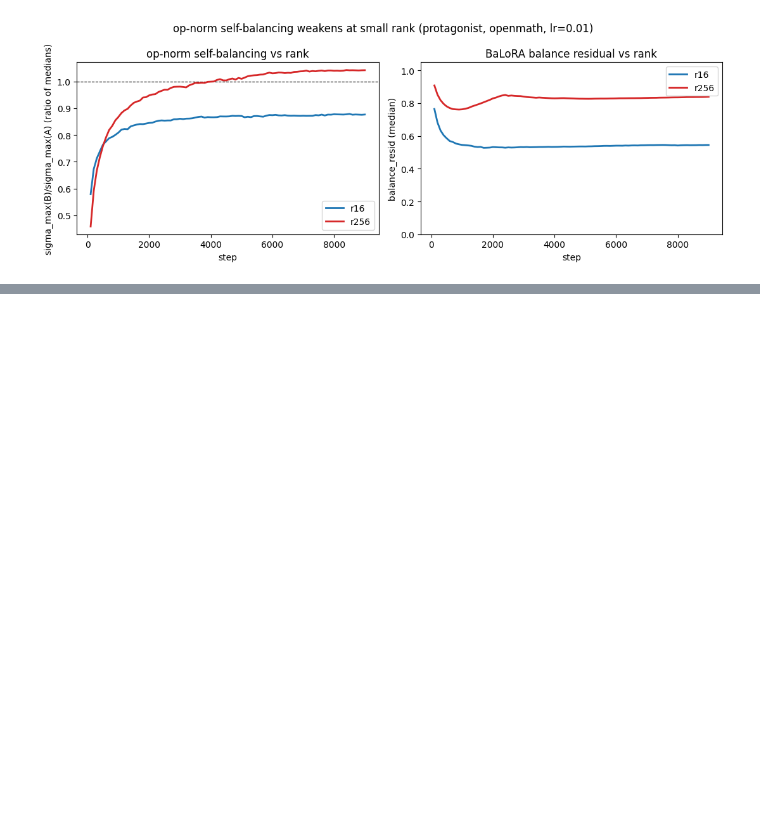
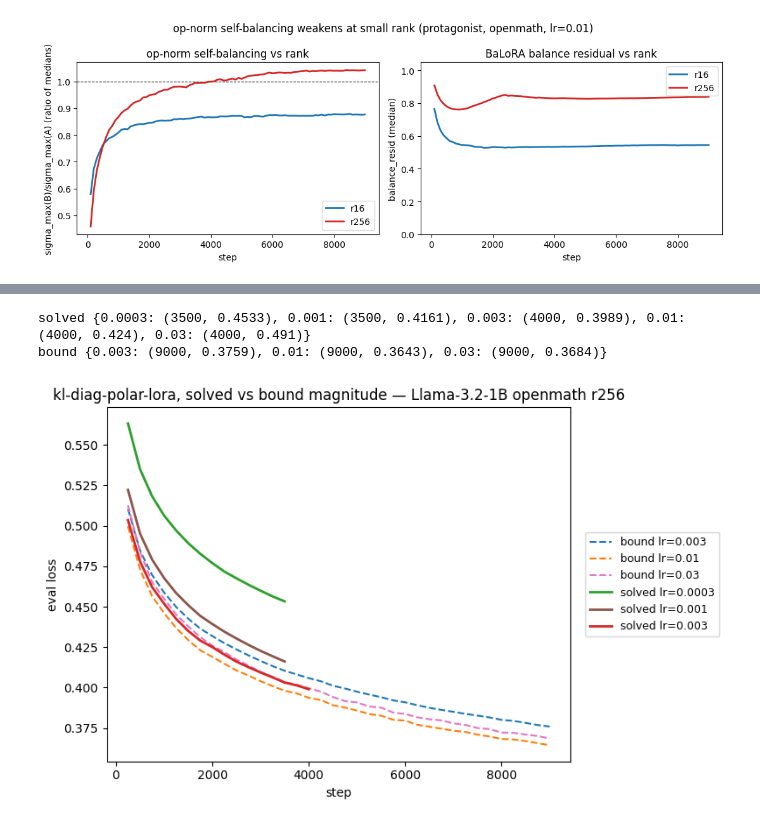
Before and after one commit to nikhilgsh/lora-optimizers, a Jupyter notebook: paper/paper_plots.ipynb, the cells around one changed output, grey strips where cells are left out. Drawn from its saved outputs; the diff is of its cells as text; code cells hidden in the pictures; blank space fills up the shorter version.

```diff
--- a/paper/paper_plots.ipynb
+++ b/paper/paper_plots.ipynb
@@ -376,0 +495,61 @@ plt.tight_layout(); plt.show()
+# %%
+# Live tracking (compute): eval trajectories straight from the groups' logs.
+# Direct log read (same pattern as the gauge cells) — live-safe mid-run; the
+# loader/logs-cache is bypassed on purpose so re-running refreshes.
+import json, glob
+
+SOLVED_GROUPS = ['solvedrho_kldiag_llama32_openmath_r256_bw',
+                 'solvedrho_kldiag_llama32_openmath_r256_lrext_bw']  # lr ext {3e-4, 1e-3}
+BOUND_GROUP = 'e1_kldiag_llama32_openmath_r256_bw'
+
+def _eval_trajs(group):
+    """{lr: (steps, losses)} from each log_*.out's config + eval events."""
+    out = {}
+    for f in sorted(glob.glob(str(ROOT/'logs'/group/'run_info'/'logs'/'log_*.out'))):
+        lr = None; S = []; L = []
+        for line in open(f):
+            if '"event": "config"' in line:
+                try: lr = float(json.loads(line).get('lr'))
+                except Exception: pass
+            elif '"event": "eval"' in line:
+                try:
+                    e = json.loads(line)
+                    if e.get('eval_loss') is not None:
+                        S.append(e['step']); L.append(e['eval_loss'])
+                except Exception: pass  # mid-write partial line
+        if lr is not None and S:
+            out[lr] = (S, L)
+    return dict(sorted(out.items()))
+
+solved_trajs = {}
+for g in SOLVED_GROUPS:
+    solved_trajs.update(_eval_trajs(g))
+solved_trajs = dict(sorted(solved_trajs.items()))
+bound_trajs = _eval_trajs(BOUND_GROUP)
+for lab, d in (('solved', solved_trajs), ('bound', bound_trajs)):
+    print(lab, {lr: (S[-1], round(L[-1], 4)) for lr, (S, L) in d.items()})
+# %% [output]
+solved {0.0003: (3500, 0.4533), 0.001: (3500, 0.4161), 0.003: (4000, 0.3989), 0.01: (4000, 0.424), 0.03: (4000, 0.491)}
+bound {0.003: (9000, 0.3759), 0.01: (9000, 0.3643), 0.03: (9000, 0.3684)}
+# %%
+# Live tracking (plot): solved (solid) vs bound-rho baseline (dashed).
+# One distinct color per plotted curve (arm + lr in the label) — no color reuse
+# across arms, so skipping lrs on one side cannot produce a same-color pair.
+import matplotlib.pyplot as plt
+from lora_playground.plotting import distinct_palette
+
+SKIP_SOLVED = {0.01, 0.03}  # off-target high-lr arms, excluded from the panel
+
+curves = [(f'bound lr={lr:g}', '--', 1.5, S, L) for lr, (S, L) in bound_trajs.items()]
+curves += [(f'solved lr={lr:g}', '-', 2.0, S, L)
+           for lr, (S, L) in solved_trajs.items() if lr not in SKIP_SOLVED]
+fig, ax = plt.subplots(figsize=(8, 5))
+palette = distinct_palette(len(curves), reserved=[])
+for color, (lab, ls, lw, S, L) in zip(palette, curves):
+    ax.plot(S, L, ls=ls, lw=lw, color=color, label=lab)
+ax.set_xlabel('step'); ax.set_ylabel('eval loss')
+ax.set_title('kl-diag-polar-lora, solved vs bound magnitude — Llama-3.2-1B openmath r256')
+ax.legend(loc='center left', bbox_to_anchor=(1.02, 0.5), fontsize=9)
+plt.tight_layout(); plt.show()
+# %% [output]
+[figure, added]
```
Also changed, not shown: parts of 7 cells of this notebook.
